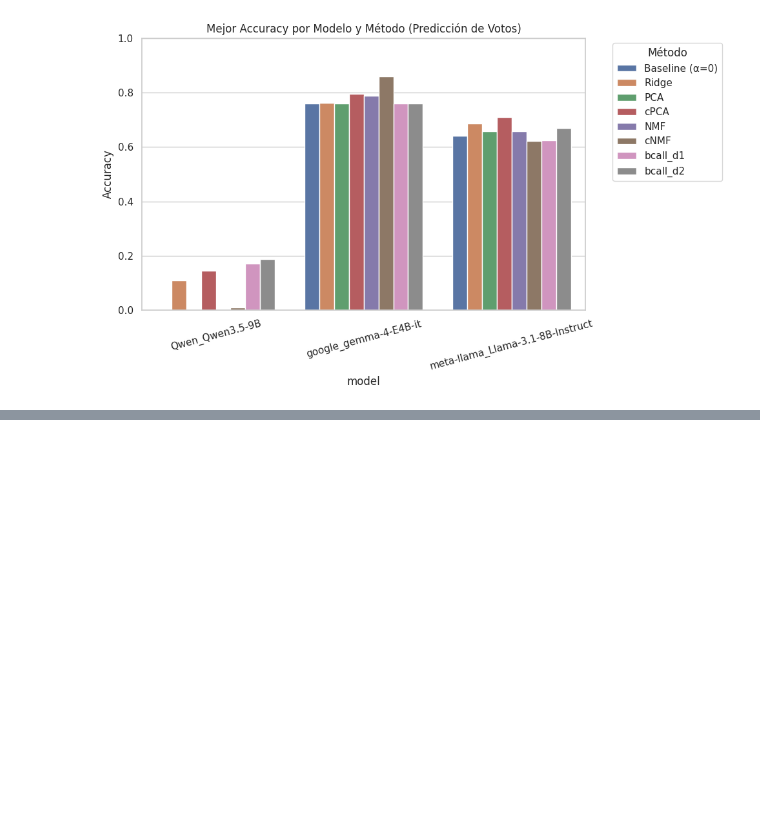
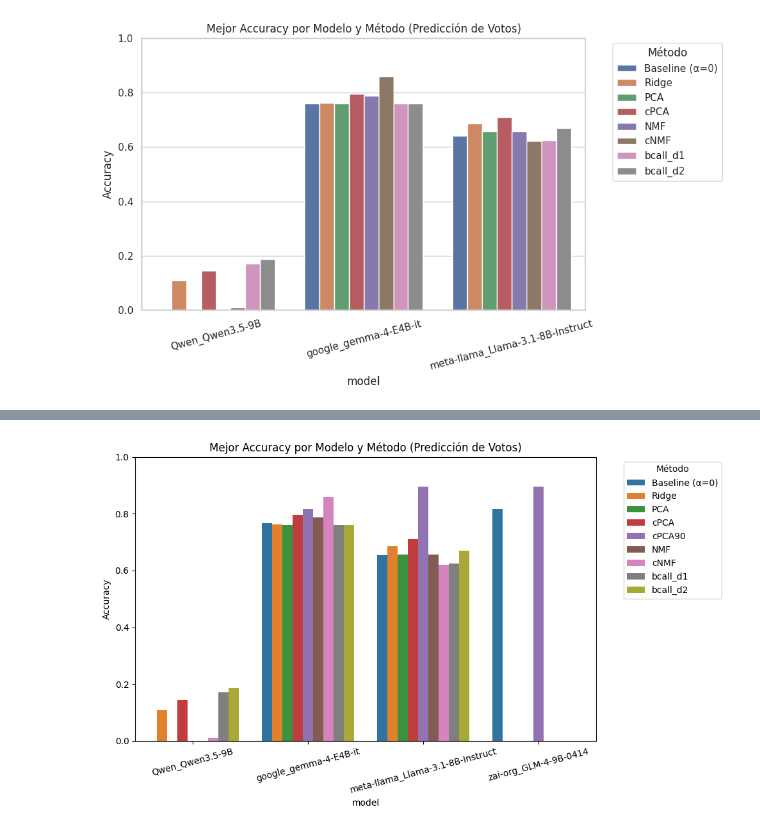
Before and after one commit to matiasmimc/chilean-politic-linear-representations, a Jupyter notebook: notebooks/Visualizacion_Resultados.ipynb, the cells around one changed output, grey strips where cells are left out. Drawn from its saved outputs; the diff is of its cells as text; code cells hidden in the pictures; blank space fills up the shorter version.

```diff
--- a/notebooks/Visualizacion_Resultados.ipynb
+++ b/notebooks/Visualizacion_Resultados.ipynb
@@ -250,3 +250,84 @@ Mejor Accuracy por Modelo y Método (Mejor Alpha en gris)
 | google_gemma-4-E4B-it | 76.01% | 78.79% (α=10.0) | 76.01% (α=0.0) | 76.26% (α=50.0) | 76.01% (α=0.0) | 76.01% (α=0.0) | 85.86% (α=10.0) | 79.55% (α=30.0) |
 | meta-llama_Llama-3.1-8B-Instruct | 64.12% | 65.71% (α=0.0) | 65.71% (α=0.0) | 68.59% (α=50.0) | 62.37% (α=10.0) | 66.99% (α=50.0) | 62.12% (α=0.0) | 70.96% (α=5.0) |
 [figure]
+# %%
+import pandas as pd
+from pathlib import Path
+from IPython.display import display, HTML
+import matplotlib.pyplot as plt
+import seaborn as sns
+
+# Cargar resultados (Corregido typo en 'voting_predictions')
+results_dir = Path('../results/voting_predictions')
+results_90 = Path('../results/voting_predictions/90varianza')
+files = list(results_dir.glob("*.parquet")) + list(results_90.glob("*.parquet"))
+
+dfs = []
+for f in files:
+    df = pd.read_parquet(f)
+    parts = f.name.replace("voting_predictions_", "").replace(".parquet", "").split("_")
+    model = parts[0] + "_" + parts[1]
+    method = "_".join(parts[2:])
+
+    if method == 'pca': method = 'PCA'
+    if method == 'cpca': method = 'cPCA'
+    if method == 'nmf': method = 'NMF'
+    if method == 'cnmf': method = 'cNMF'
+    if method == 'ridge': method = 'Ridge'
+
+    # Si el archivo viene de la carpeta 90varianza y el método es cPCA, renombramos
+    if f.parent.name == '90varianza' and method == 'cPCA':
+        method = 'cPCA90'
+
+    df['model'] = model
+    df['method'] = method
+    dfs.append(df)
+
+all_results = pd.concat(dfs, ignore_index=True)
+
+# Calcular accuracy por modelo, método y alpha
+accuracy_df = all_results.groupby(['model', 'method', 'alpha'])['acierto'].mean().reset_index()
+
+# Baseline: accuracy para alpha=0
+# El baseline es independiente del método, ya que alpha=0 no usa el vector de steering.
+baseline_df = accuracy_df[accuracy_df['alpha'] == 0].groupby('model')['acierto'].mean().reset_index()
+baseline_df['method'] = 'Baseline (α=0)'
+baseline_df['alpha'] = 0
+
+# Encontrar el mejor alpha para cada modelo y método (incluyendo baseline que sólo tiene alpha=0)
+best_idx = accuracy_df.groupby(['model', 'method'])['acierto'].idxmax()
+best_results = accuracy_df.loc[best_idx].copy()
+
+# Combinar con baseline
+best_results = pd.concat([best_results, baseline_df], ignore_index=True)
+best_results.rename(columns={'acierto': 'best_accuracy'}, inplace=True)
+
+def format_accuracy_alpha(row):
+    acc = row['best_accuracy']
+    alpha = row['alpha']
+    if row['method'] == 'Baseline (α=0)':
+        return f"{acc:.2%}"
+    return f"{acc:.2%} <span style='font-size: 0.8em; color: gray;'>(α={alpha})</span>"
+
+best_results['Accuracy (Best Alpha)'] = best_results.apply(format_accuracy_alpha, axis=1)
+
+# Mostrar Tabla
+pivot_table = best_results.pivot(index='model', columns='method', values='Accuracy (Best Alpha)')
+display(HTML("<h3>Mejor Accuracy por Modelo y Método (Mejor Alpha en gris)</h3>"))
+display(HTML(pivot_table.to_html(escape=False)))
+
+# Graficar
+plt.figure(figsize=(10, 6))
+# Orden de métodos para que el baseline quede a la izquierda (Agregado cPCA90)
+order = ['Baseline (α=0)', 'Ridge', 'PCA', 'cPCA', 'cPCA90', 'NMF', 'cNMF', 'bcall_d1', 'bcall_d2']
+methods_present = [m for m in order if m in best_results['method'].unique()]
+
+sns.barplot(data=best_results, x='model', y='best_accuracy', hue='method', hue_order=methods_present)
+plt.title('Mejor Accuracy por Modelo y Método (Predicción de Votos)')
+plt.ylabel('Accuracy')
+plt.ylim(0, 1)
+plt.xticks(rotation=15)
+plt.legend(title='Método', bbox_to_anchor=(1.05, 1), loc='upper left')
+plt.tight_layout()
+plt.show()
+# %% [output]
@@ -252,0 +341 @@ Mejor Accuracy por Modelo y Método (Mejor Alpha en gris)
+[figure, added]
```
Also changed, not shown: parts of 3 cells of this notebook, 11 other files.
